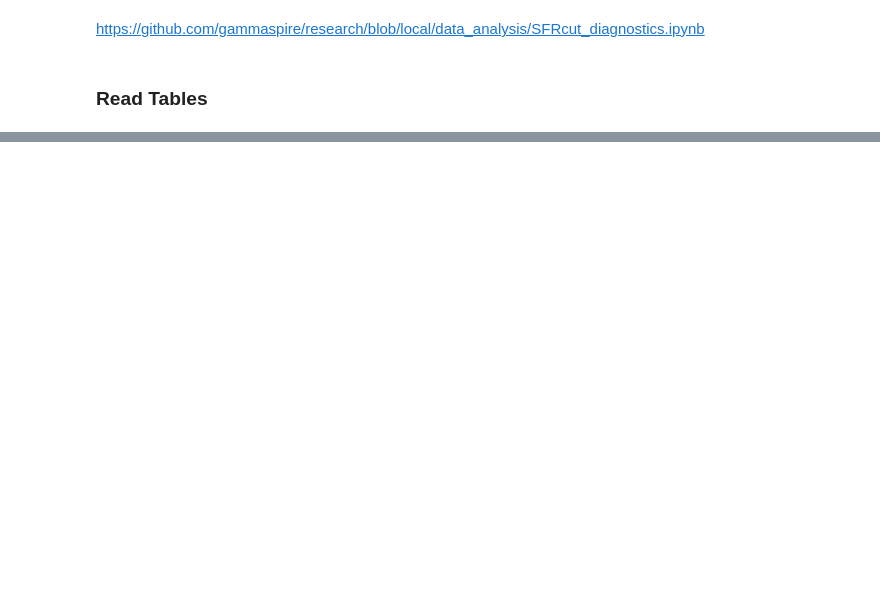
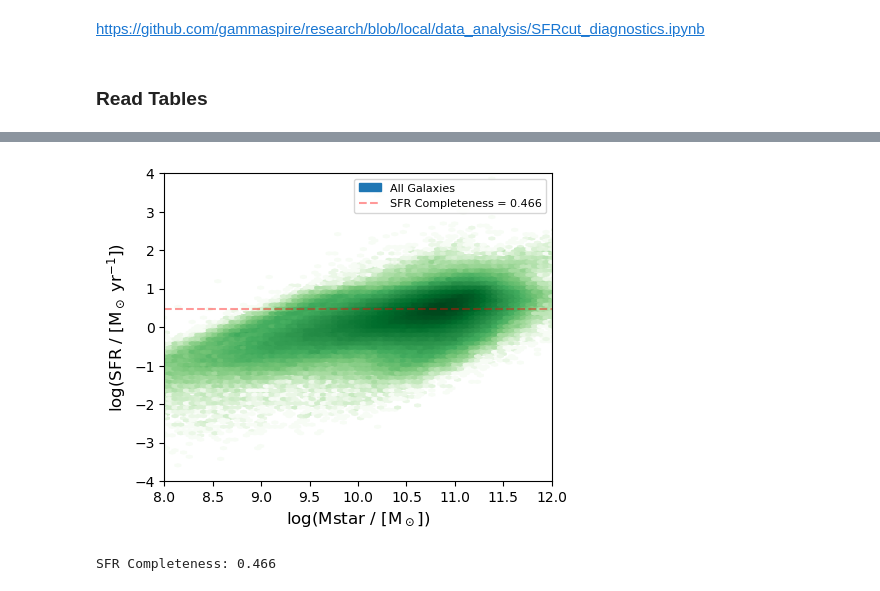
Before and after one commit to gammaspire/wisesize, a Jupyter notebook: parent_sample/SFR_limit.ipynb, the cells around one changed output, grey strips where cells are left out. Cells and saved outputs as stored; diff of their text form; code cells hidden in the pictures; blank space fills up the shorter version.

Commit message:
SFR Completeness

```diff
--- a/parent_sample/SFR_limit.ipynb
+++ b/parent_sample/SFR_limit.ipynb
@@ -83,0 +62,5 @@ np.sum(nedlvs_parent['RA'])
+# %%
+sfr_completeness(Z, SFR, percentile=.8, logMstar=np.log10(mstar), plot=True)
+# %% [output]
+[figure, added]
+SFR Completeness: 0.466
```
Also changed, not shown: parts of 20 cells of this notebook, 2 other files.
